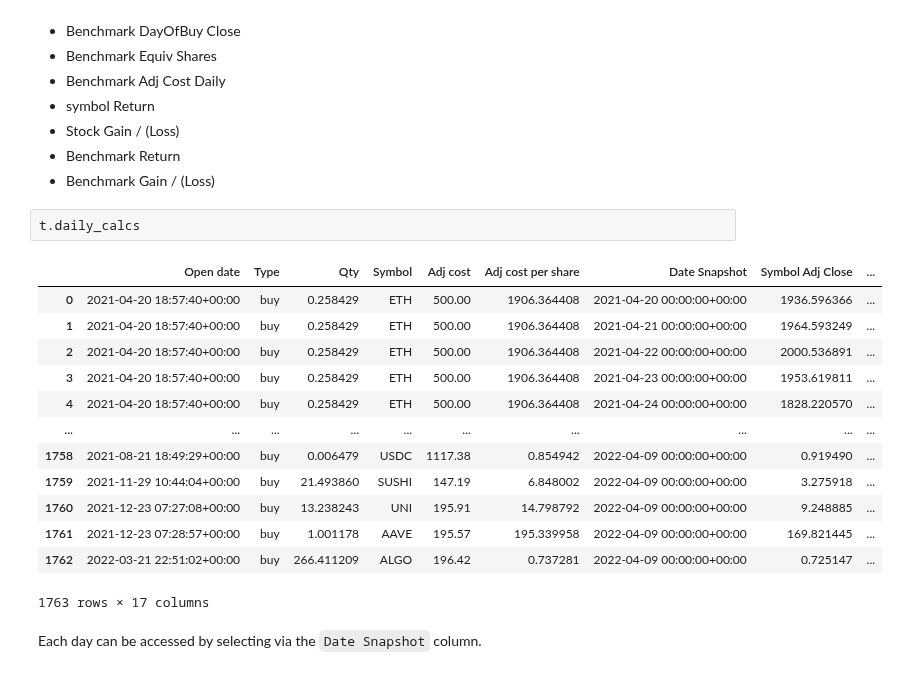
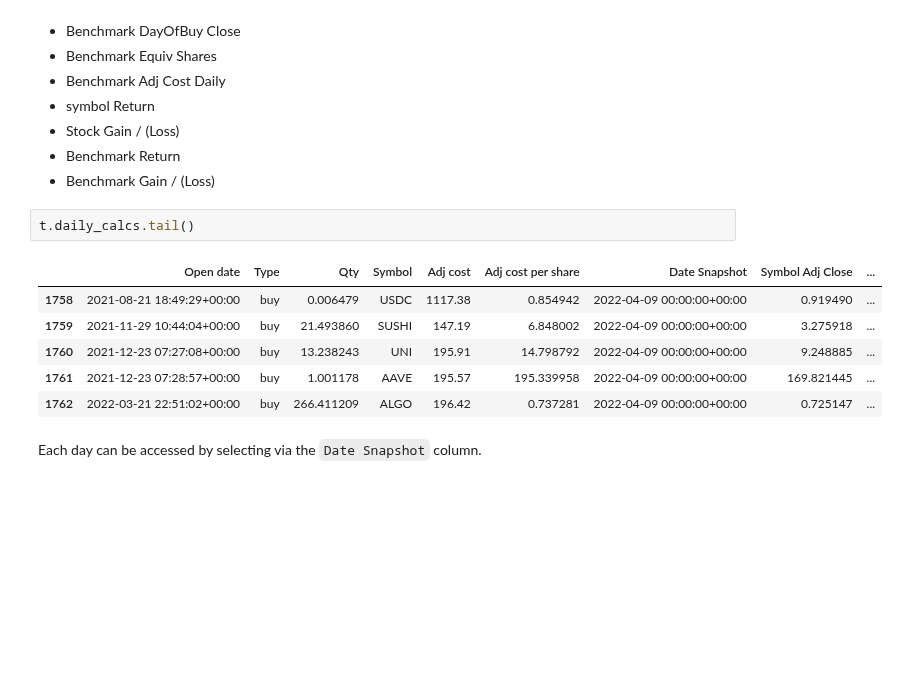
Before and after one commit to giocaizzi/surfingcrypto, a Jupyter notebook: docsrc/source/examples/portfolio_01.ipynb, the cells around one changed output. Drawn from its saved outputs; the diff is of its cells as text; blank space fills up the shorter version.

```diff
--- a/docsrc/source/examples/portfolio_01.ipynb
+++ b/docsrc/source/examples/portfolio_01.ipynb
@@ -157,21 +148,14 @@ All `daily_snapshots` are concatenated in a single dataframe, where for each row
 - Benchmark Return
 - Benchmark Gain / (Loss)
 # %%
-t.daily_calcs
+t.daily_calcs.tail()
 # %% [output]
 |  | Open date | Type | Qty | Symbol | Adj cost | Adj cost per share | Date Snapshot | Symbol Adj Close | ... |
-| 0 | 2021-04-20 18:57:40+00:00 | buy | 0.258429 | ETH | 500.00 | 1906.364408 | 2021-04-20 00:00:00+00:00 | 1936.596366 | ... |
-| 1 | 2021-04-20 18:57:40+00:00 | buy | 0.258429 | ETH | 500.00 | 1906.364408 | 2021-04-21 00:00:00+00:00 | 1964.593249 | ... |
-| 2 | 2021-04-20 18:57:40+00:00 | buy | 0.258429 | ETH | 500.00 | 1906.364408 | 2021-04-22 00:00:00+00:00 | 2000.536891 | ... |
-| 3 | 2021-04-20 18:57:40+00:00 | buy | 0.258429 | ETH | 500.00 | 1906.364408 | 2021-04-23 00:00:00+00:00 | 1953.619811 | ... |
-| 4 | 2021-04-20 18:57:40+00:00 | buy | 0.258429 | ETH | 500.00 | 1906.364408 | 2021-04-24 00:00:00+00:00 | 1828.220570 | ... |
-| ... | ... | ... | ... | ... | ... | ... | ... | ... | ... |
 | 1758 | 2021-08-21 18:49:29+00:00 | buy | 0.006479 | USDC | 1117.38 | 0.854942 | 2022-04-09 00:00:00+00:00 | 0.919490 | ... |
 | 1759 | 2021-11-29 10:44:04+00:00 | buy | 21.493860 | SUSHI | 147.19 | 6.848002 | 2022-04-09 00:00:00+00:00 | 3.275918 | ... |
 | 1760 | 2021-12-23 07:27:08+00:00 | buy | 13.238243 | UNI | 195.91 | 14.798792 | 2022-04-09 00:00:00+00:00 | 9.248885 | ... |
 | 1761 | 2021-12-23 07:28:57+00:00 | buy | 1.001178 | AAVE | 195.57 | 195.339958 | 2022-04-09 00:00:00+00:00 | 169.821445 | ... |
 | 1762 | 2022-03-21 22:51:02+00:00 | buy | 266.411209 | ALGO | 196.42 | 0.737281 | 2022-04-09 00:00:00+00:00 | 0.725147 | ... |
-1763 rows × 17 columns
 # %% [markdown]
 Each day can be accessed by selecting via the `Date Snapshot` column.
 # %%
```
Also changed, not shown: parts of 5 cells of this notebook, 3 other files.
